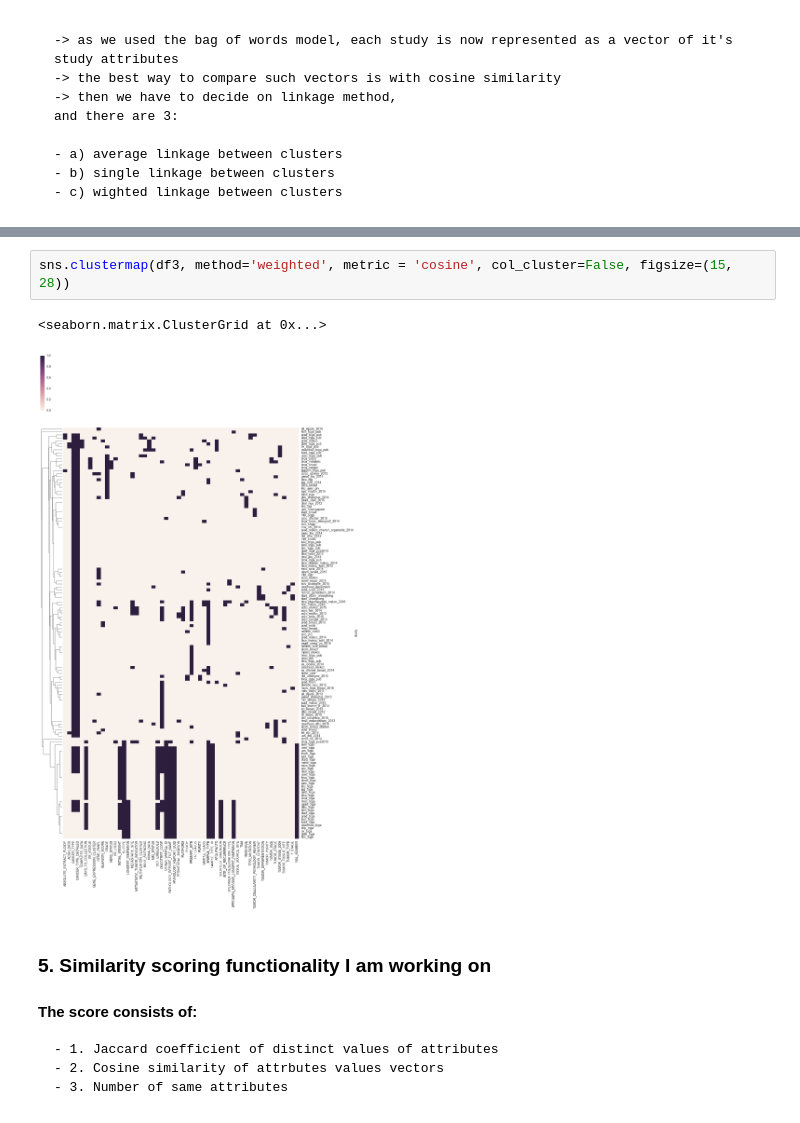
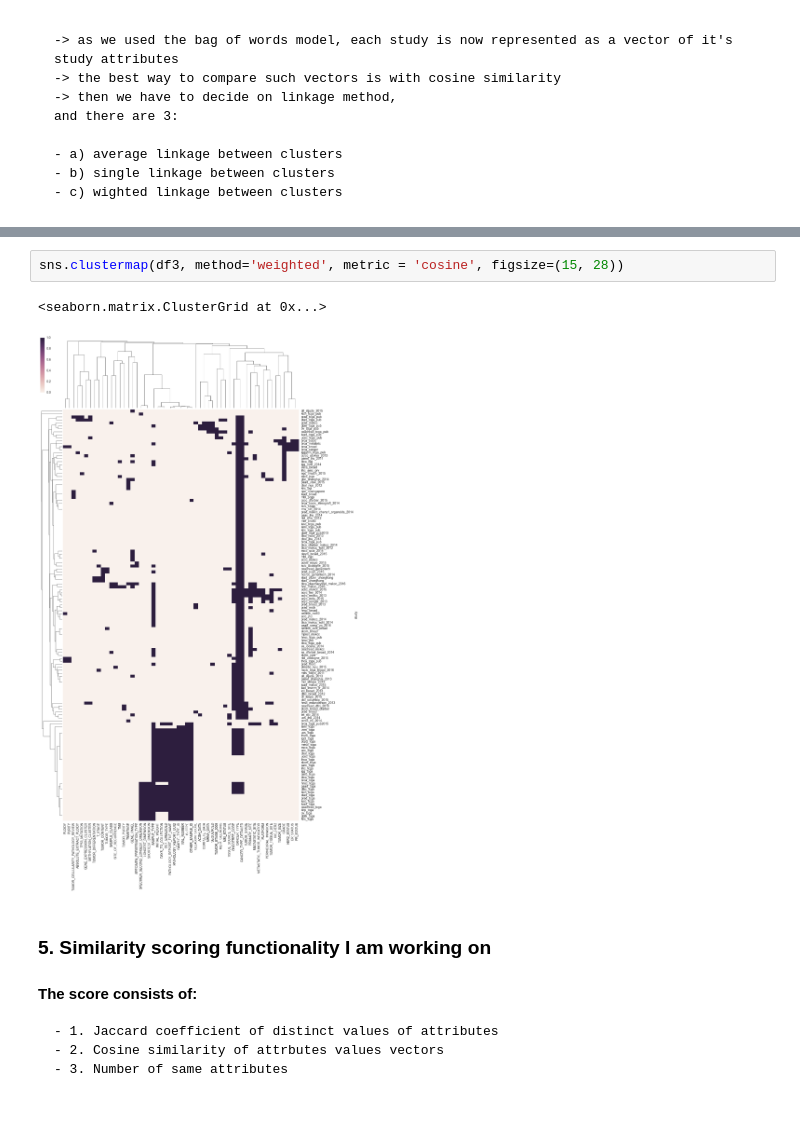
Before and after one commit to dorianbg/cBioPortal-advanced-data-analysis, a Jupyter notebook: cBioPortal_Data_Analysis.ipynb, the cells around one changed output, grey strips where cells are left out. Drawn from its saved outputs; the diff is of its cells as text.

```diff
--- a/cBioPortal_Data_Analysis.ipynb
+++ b/cBioPortal_Data_Analysis.ipynb
@@ -149,8 +149,8 @@ sns.clustermap(df3, method='single', metric = 'cosine', col_cluster=False, figsi
 # %%
-sns.clustermap(df3, method='weighted', metric = 'cosine', col_cluster=False, figsize=(15, 28))
+sns.clustermap(df3, method='weighted', metric = 'cosine', figsize=(15, 28))
 # %% [output]
 <seaborn.matrix.ClusterGrid at 0x...>
-[figure, old version]
+[figure, new version]
 # %% [markdown]
 ### 5. Similarity scoring functionality I am working on
 #### The score consists of:
```
Also changed, not shown: parts of 2 cells of this notebook.
